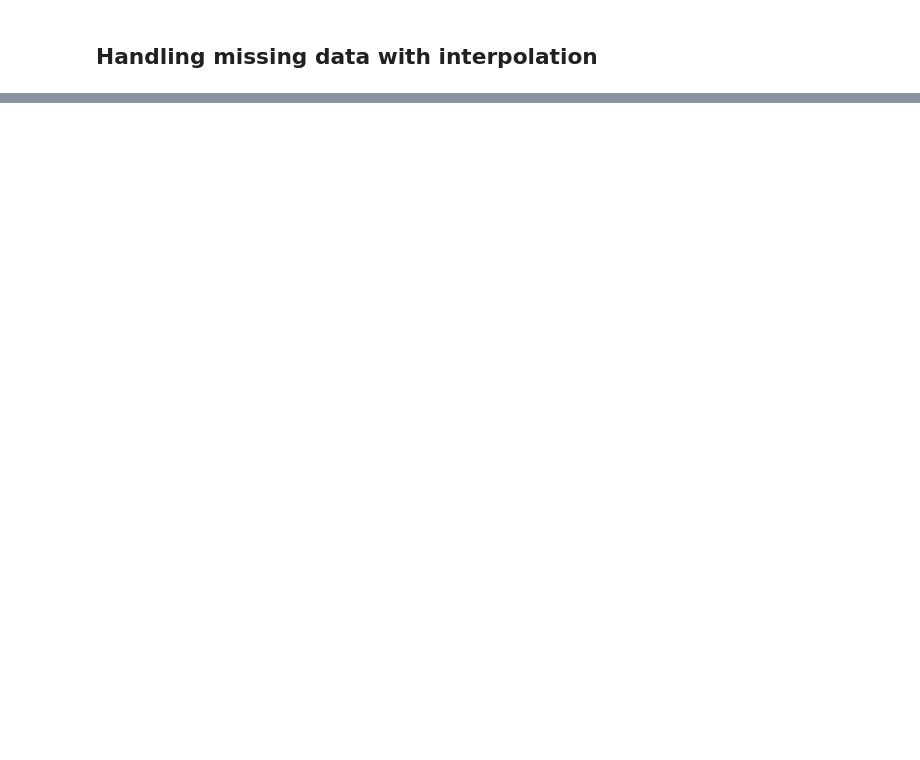
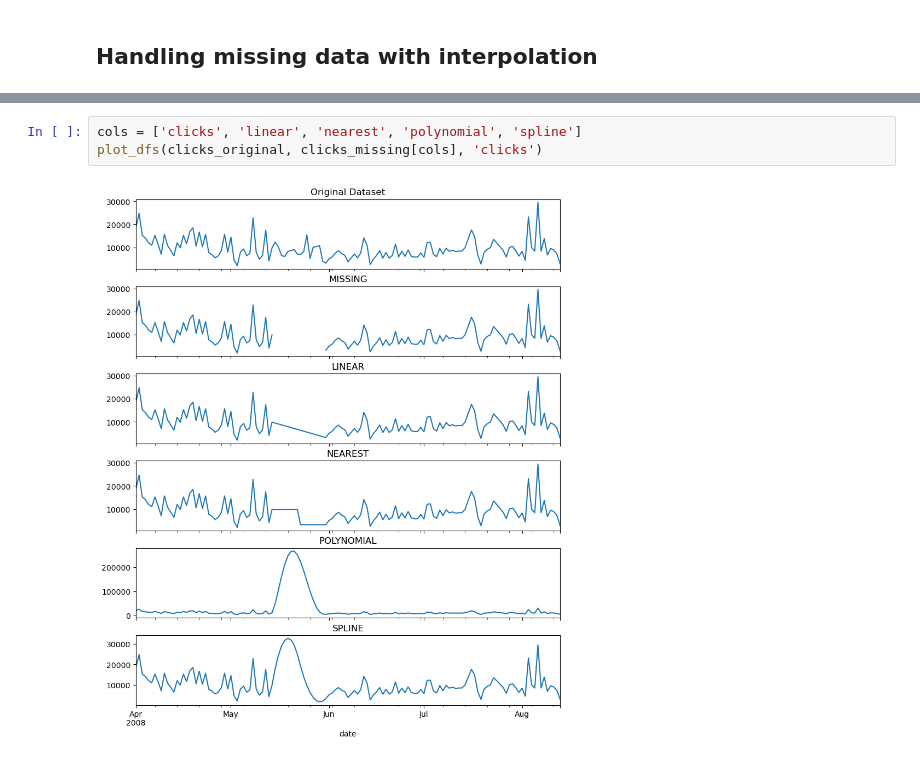
Before and after one commit to ricksiple/Time-Series-Analysis-with-Python-Cookbook-Second-Edition, a Jupyter notebook: work/Ch7.ipynb, the cells around one changed output, grey strips where cells are left out. Saved outputs shown, nothing was run; the diff lists cells and outputs as text; blank space fills up the shorter version.

```diff
--- a/work/Ch7.ipynb
+++ b/work/Ch7.ipynb
@@ -312,0 +383,5 @@ plot_dfs(clicks_original, clicks_missing, 'clicks')
+# %%
+cols = ['clicks', 'linear', 'nearest', 'polynomial', 'spline']
+plot_dfs(clicks_original, clicks_missing[cols], 'clicks')
+# %% [output]
+[figure, added]
```
Also changed, not shown: parts of 12 cells of this notebook, 2 other files.
